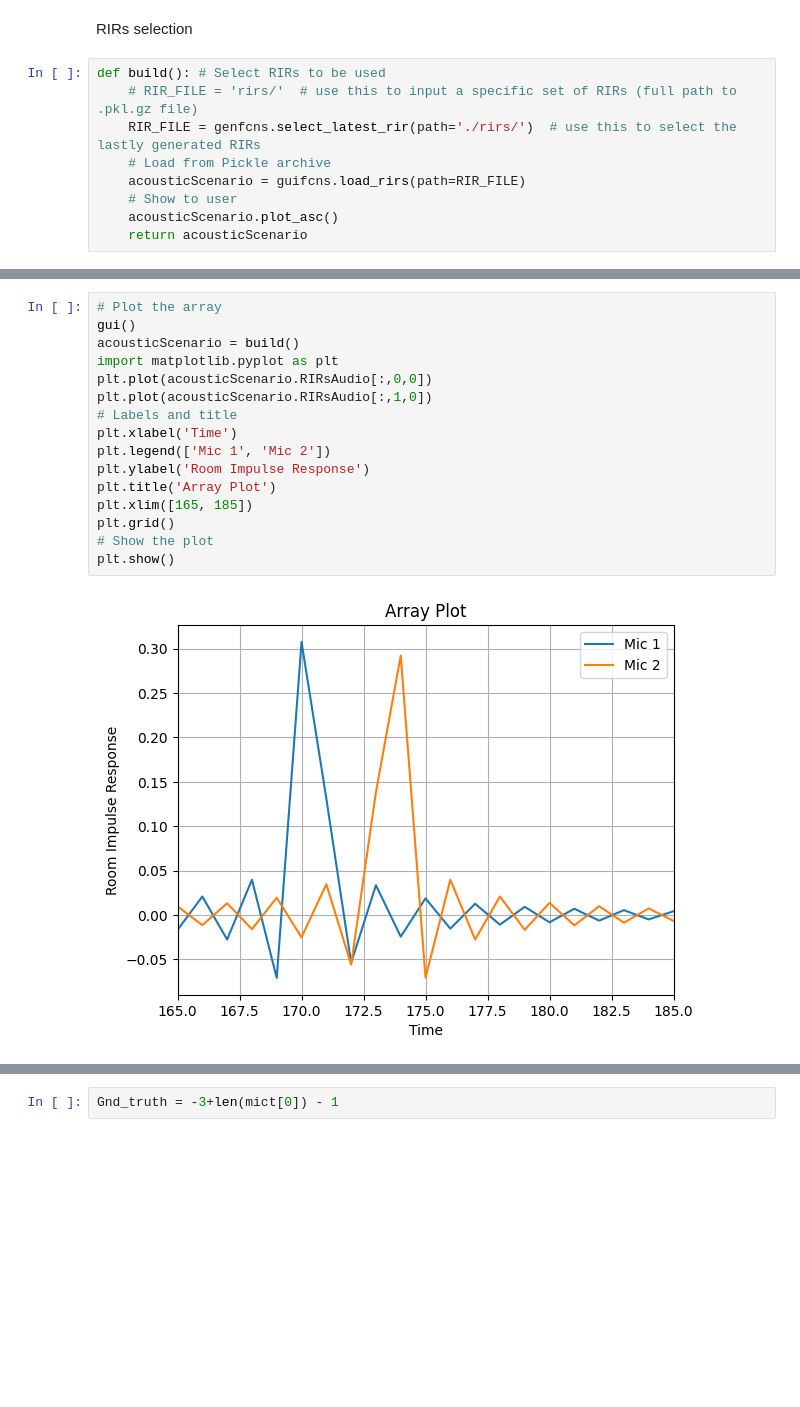
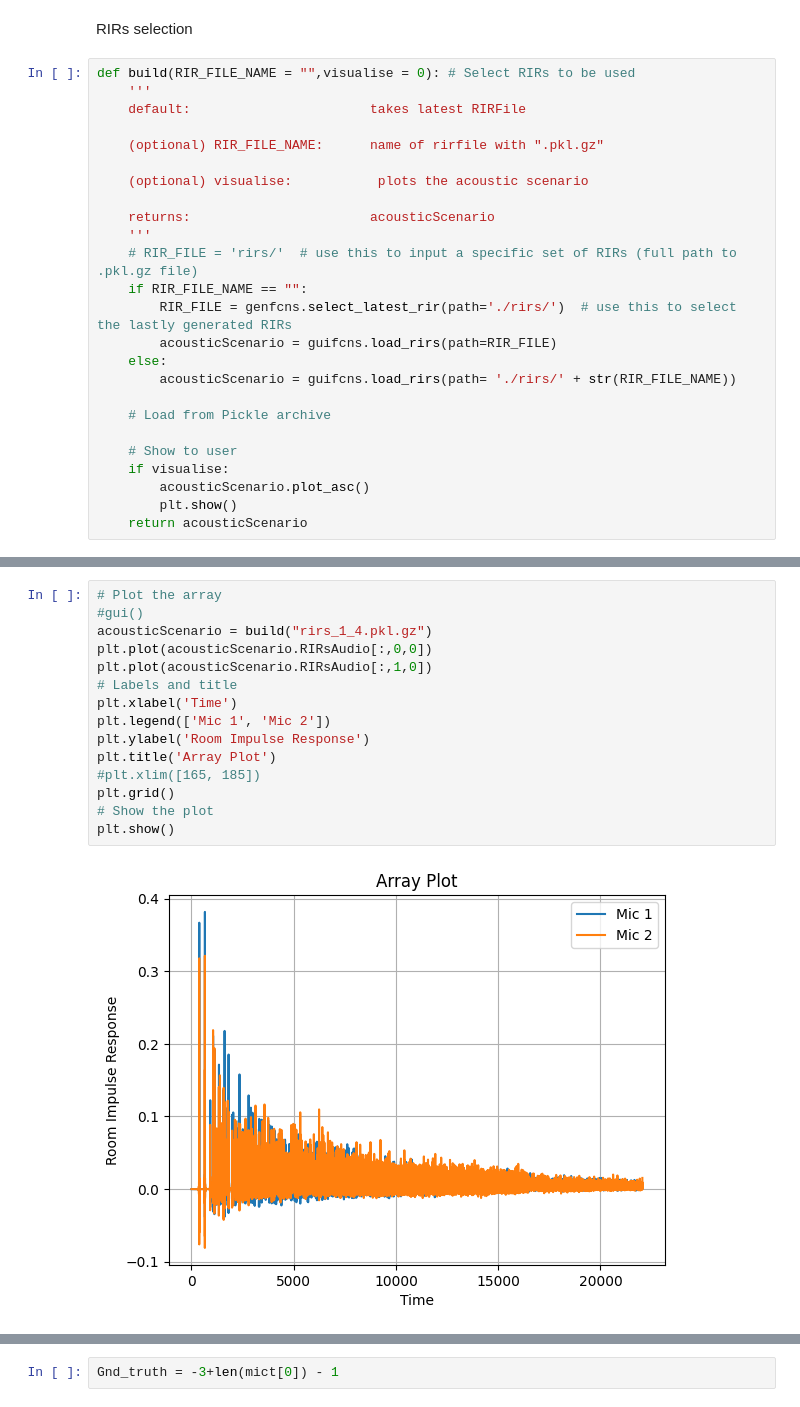
Before and after one commit to ItzAzoron/Signal_Processing_Project, a Jupyter notebook: notebook_skeleton.ipynb, the cells around one changed output, grey strips where cells are left out. Drawn from its saved outputs; the diff is of its cells as text; blank space fills up the shorter version.

```diff
--- a/notebook_skeleton.ipynb
+++ b/notebook_skeleton.ipynb
@@ -42,11 +63,27 @@ def gui():# Launch GUI
 # %% [markdown]
 RIRs selection
 # %%
-def build(): # Select RIRs to be used
+def build(RIR_FILE_NAME = "",visualise = 0): # Select RIRs to be used
+    '''
+    default:                       takes latest RIRFile
+
+    (optional) RIR_FILE_NAME:      name of rirfile with ".pkl.gz"
+
+    (optional) visualise:           plots the acoustic scenario
+
+    returns:                       acousticScenario
+    '''
     # RIR_FILE = 'rirs/'  # use this to input a specific set of RIRs (full path to .pkl.gz file)
-    RIR_FILE = genfcns.select_latest_rir(path='./rirs/')  # use this to select the lastly generated RIRs
+    if RIR_FILE_NAME == "":
+        RIR_FILE = genfcns.select_latest_rir(path='./rirs/')  # use this to select the lastly generated RIRs
+        acousticScenario = guifcns.load_rirs(path=RIR_FILE)
+    else:
+        acousticScenario = guifcns.load_rirs(path= './rirs/' + str(RIR_FILE_NAME))
+
     # Load from Pickle archive
-    acousticScenario = guifcns.load_rirs(path=RIR_FILE)
+
     # Show to user
-    acousticScenario.plot_asc()
+    if visualise:
+        acousticScenario.plot_asc()
+        plt.show()
     return acousticScenario
@@ -77,18 +119,17 @@ Acoustic scenario object containing the RIRs, with parameters:
 # %%
 # Plot the array
-gui()
-acousticScenario = build()
-import matplotlib.pyplot as plt
+#gui()
+acousticScenario = build("rirs_1_4.pkl.gz")
 plt.plot(acousticScenario.RIRsAudio[:,0,0])
 plt.plot(acousticScenario.RIRsAudio[:,1,0])
 # Labels and title
 plt.xlabel('Time')
 plt.legend(['Mic 1', 'Mic 2'])
 plt.ylabel('Room Impulse Response')
 plt.title('Array Plot')
-plt.xlim([165, 185])
+#plt.xlim([165, 185])
 plt.grid()
 # Show the plot
 plt.show()
 # %% [output]
-[figure, old version]
+[figure, new version]
```
Also changed, not shown: parts of 34 cells of this notebook, 3 other files.
